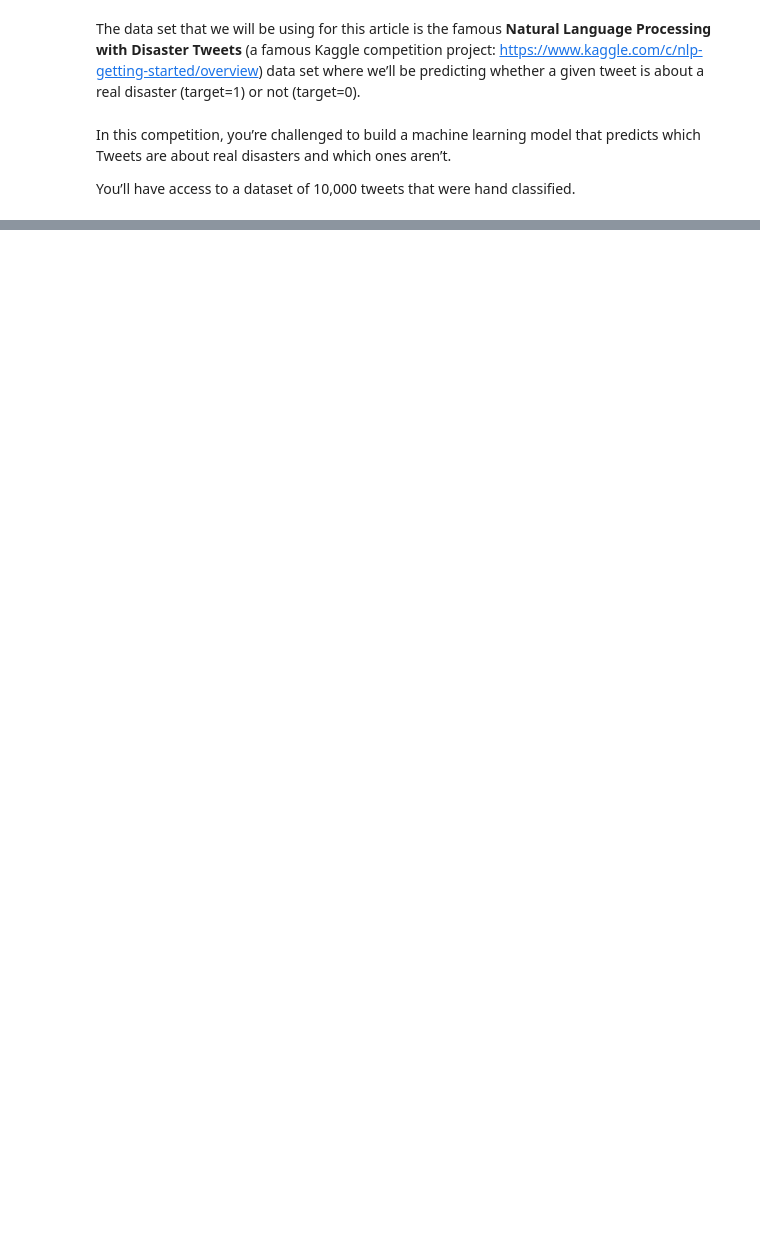
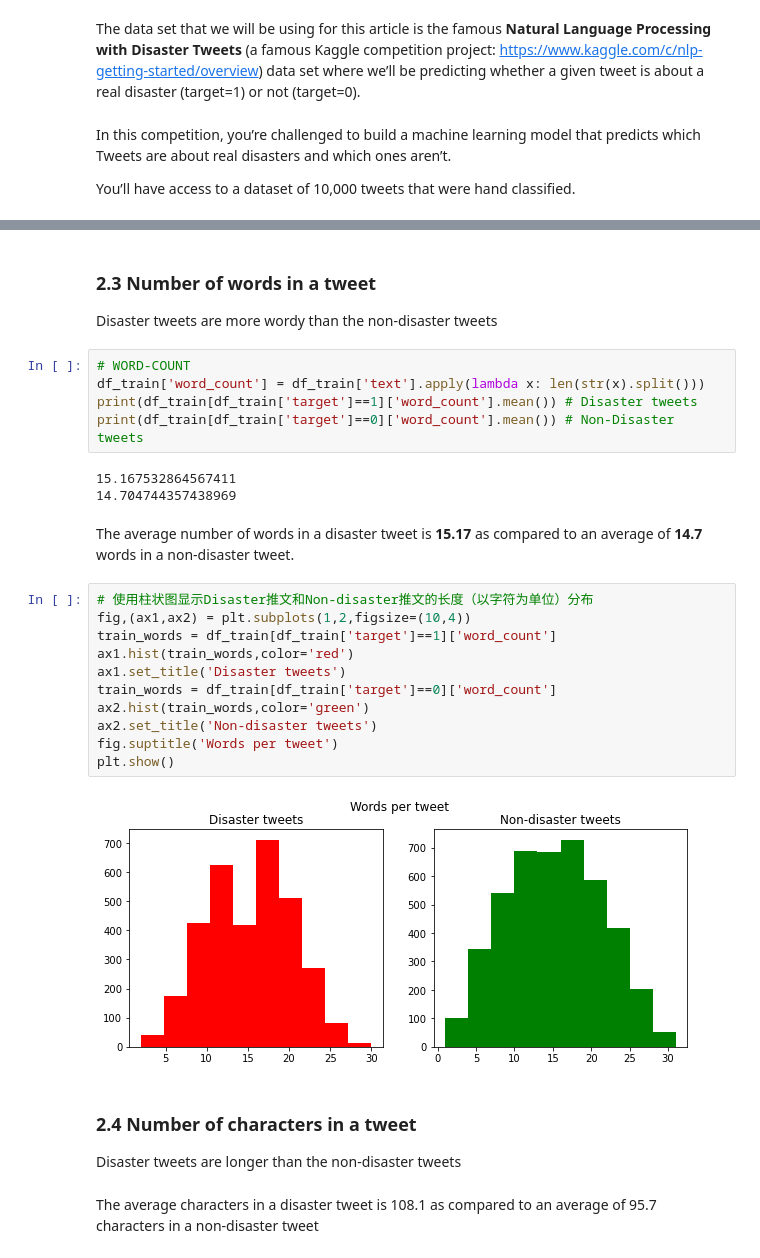
Before and after one commit to zhangjianzhang/text_mining, a Jupyter notebook: files/codes/lecture_7/lecture_7_2.ipynb, the cells around one changed output, grey strips where cells are left out. Saved outputs shown, nothing was run; the diff lists cells and outputs as text; blank space fills up the shorter version.

```diff
--- a/files/codes/lecture_7/lecture_7_2.ipynb
+++ b/files/codes/lecture_7/lecture_7_2.ipynb
@@ -69,0 +148,33 @@ You’ll have access to a dataset of 10,000 tweets that were hand classified.
+# %% [markdown]
+### 2.3 Number of words in a tweet
+
+Disaster tweets are more wordy than the non-disaster tweets
+# %%
+# WORD-COUNT
+df_train['word_count'] = df_train['text'].apply(lambda x: len(str(x).split()))
+print(df_train[df_train['target']==1]['word_count'].mean()) # Disaster tweets
+print(df_train[df_train['target']==0]['word_count'].mean()) # Non-Disaster tweets
+# %% [output]
+15.167532864567411
+14.704744357438969
+# %% [markdown]
+The average number of words in a disaster tweet is **15.17** as compared to an average of **14.7** words in a non-disaster tweet.
+# %%
+# 使用柱状图显示Disaster推文和Non-disaster推文的长度（以字符为单位）分布
+fig,(ax1,ax2) = plt.subplots(1,2,figsize=(10,4))
+train_words = df_train[df_train['target']==1]['word_count']
+ax1.hist(train_words,color='red')
+ax1.set_title('Disaster tweets')
+train_words = df_train[df_train['target']==0]['word_count']
+ax2.hist(train_words,color='green')
+ax2.set_title('Non-disaster tweets')
+fig.suptitle('Words per tweet')
+plt.show()
+# %% [output]
+[figure, added]
+# %% [markdown]
+### 2.4 Number of characters in a tweet
+
+Disaster tweets are longer than the non-disaster tweets
+# %% [markdown]
+The average characters in a disaster tweet is 108.1 as compared to an average of 95.7 characters in a non-disaster tweet
```
Also changed, not shown: parts of 18 cells of this notebook, 1 other file.
